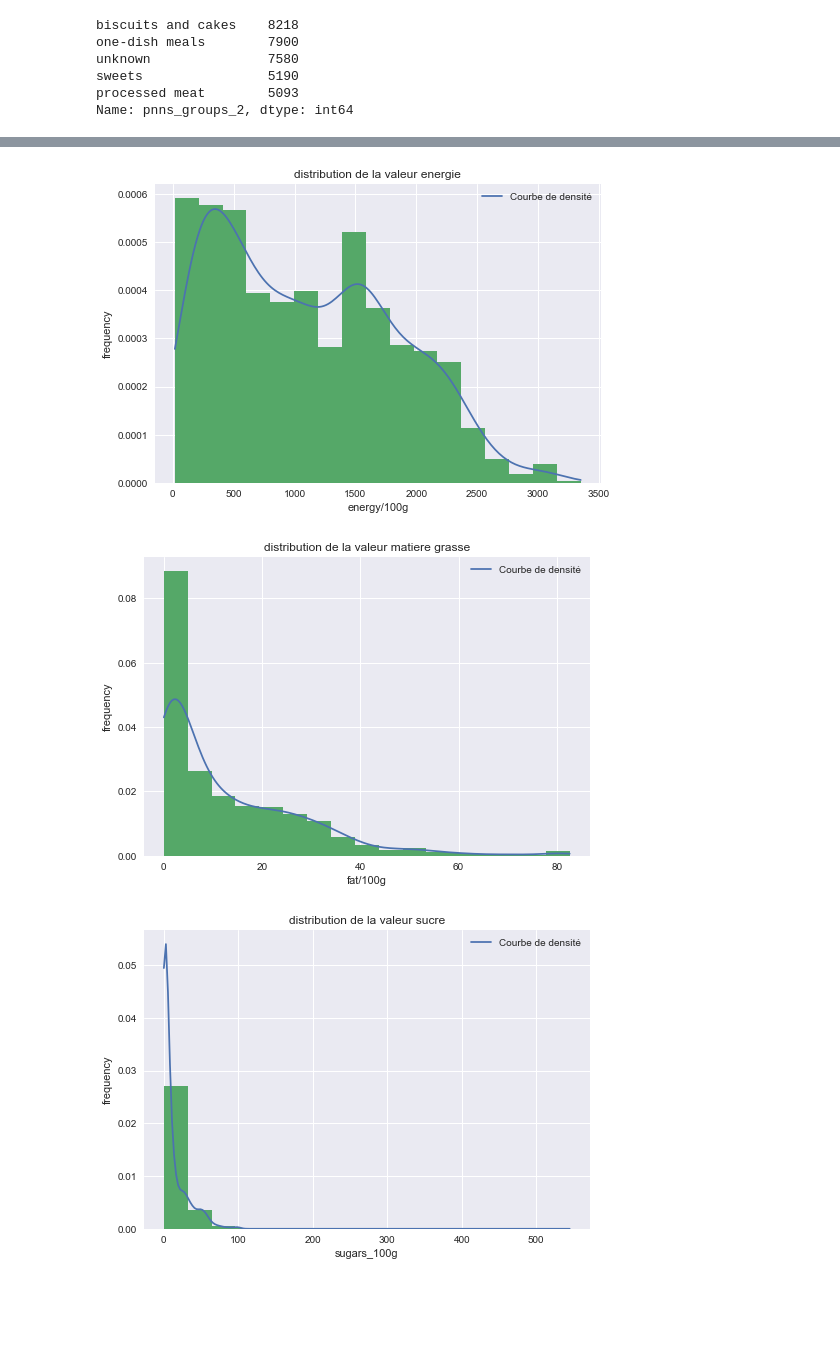
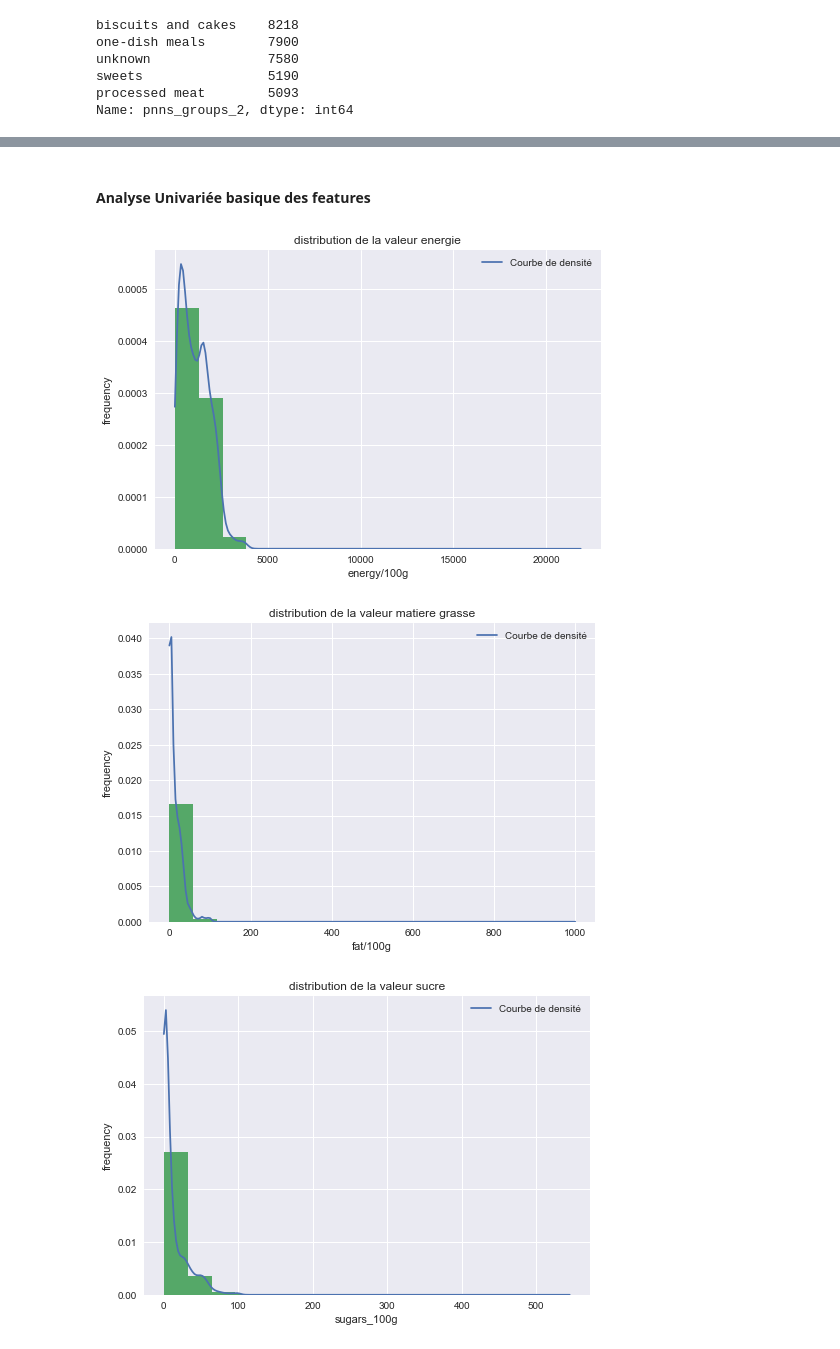
Before and after one commit to khub41/OC_P03, a Jupyter notebook: data_analysis.ipynb, the cells around one changed output, grey strips where cells are left out. Cells and saved outputs as stored; diff of their text form; code cells hidden in the pictures; blank space fills up the shorter version.

```diff
--- a/data_analysis.ipynb
+++ b/data_analysis.ipynb
@@ -518,11 +549,13 @@ Name: pnns_groups_2, dtype: int64
+# %% [markdown]
+#### Analyse Univariée basique des features
 # %%
-plot_histo(data_filtre['energy_100g'], title="distribution de la valeur energie", drop_outliers=0.01, xlabel="energy/100g")
+plot_histo(data_filtre['energy_100g'], title="distribution de la valeur energie", drop_outliers=0, xlabel="energy/100g")
 # %% [output]
-[figure, old version]
+[figure, new version]
 # %%
-plot_histo(data_filtre['fat_100g'], title="distribution de la valeur matiere grasse", drop_outliers=0.01, xlabel="fat/100g")
+plot_histo(data_filtre['fat_100g'], title="distribution de la valeur matiere grasse", drop_outliers=0, xlabel="fat/100g")
 # %% [output]
-[figure, old version]
+[figure, new version]
 # %%
 plot_histo(data_filtre['sugars_100g'], title="distribution de la valeur sucre", drop_outliers=0, xlabel="sugars_100g")
 # %% [output]
```
Also changed, not shown: parts of 59 cells of this notebook.
